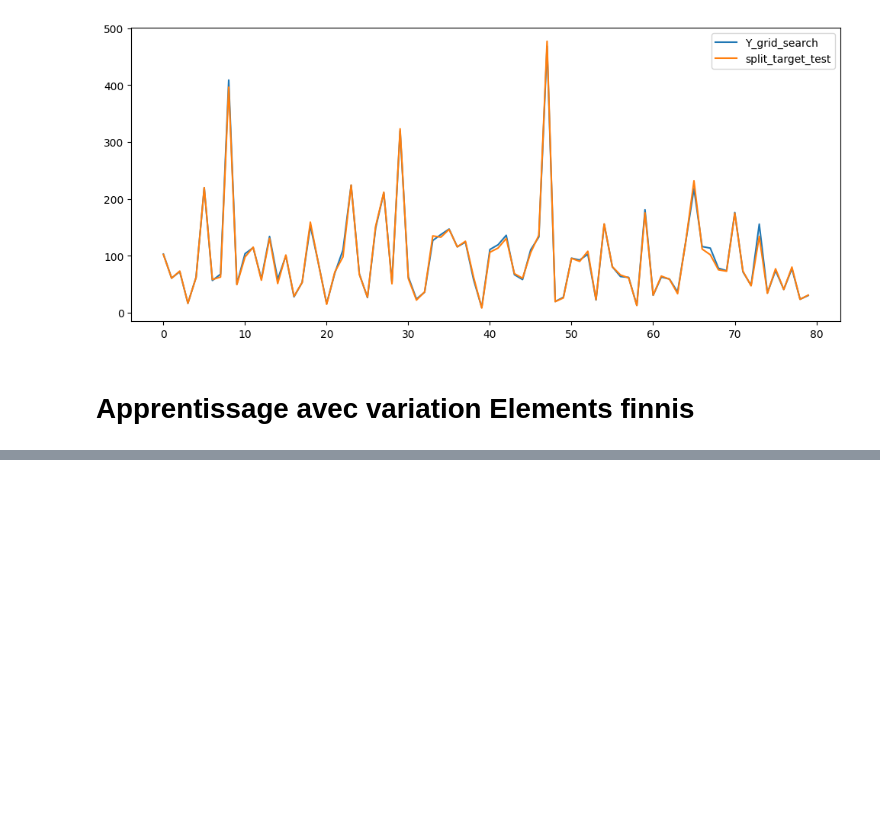
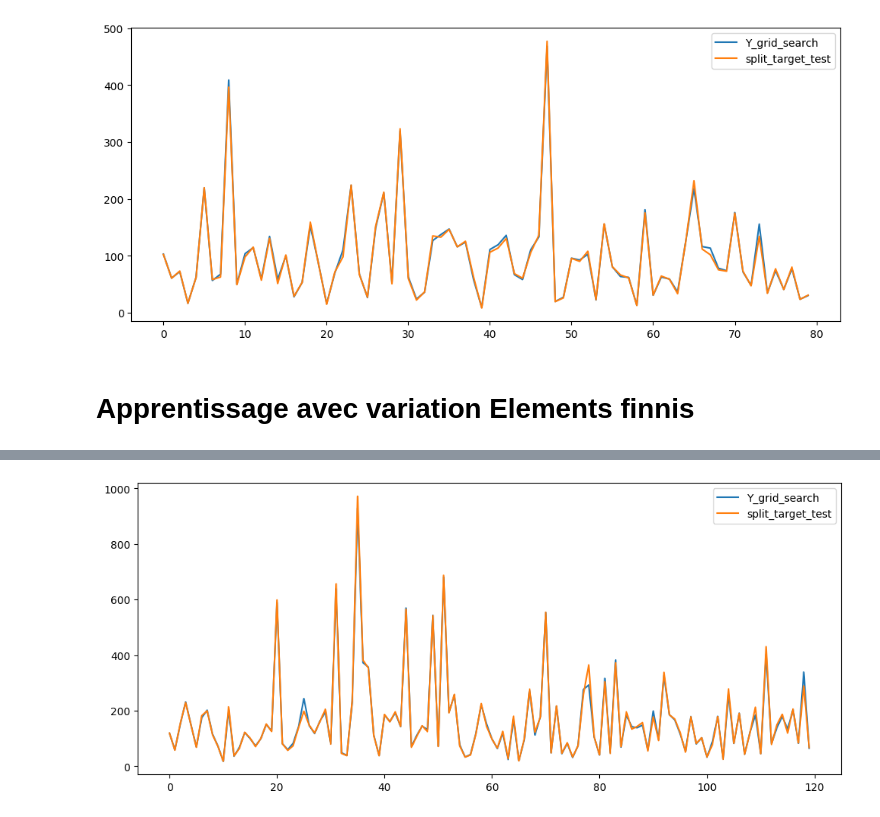
Before and after one commit to blaxxFR/projetIA, a Jupyter notebook: note_book.ipynb, the cells around one changed output, grey strips where cells are left out. Saved outputs shown, nothing was run; the diff lists cells and outputs as text; code cells hidden in the pictures; blank space fills up the shorter version.

```diff
--- a/note_book.ipynb
+++ b/note_book.ipynb
@@ -806,0 +1034,14 @@ print(split_train_cercle)
+# %%
+# plot prediction
+Y_pred_cercle_var = rf_reg_cercle_var.predict(split_test_cercle)
+plt.figure(figsize=(12, 5))
+plt.plot((Y_pred_cercle_var)[:120])
+plt.plot((np.array(split_target_test_cercle)[:120]))
+
+plt.legend(
+    ['Y_grid_search', 'split_target_test'])
+plt.show()
+
+# visualize tree
+# %% [output]
+[figure, added]
```
Also changed, not shown: parts of 2 cells of this notebook.
